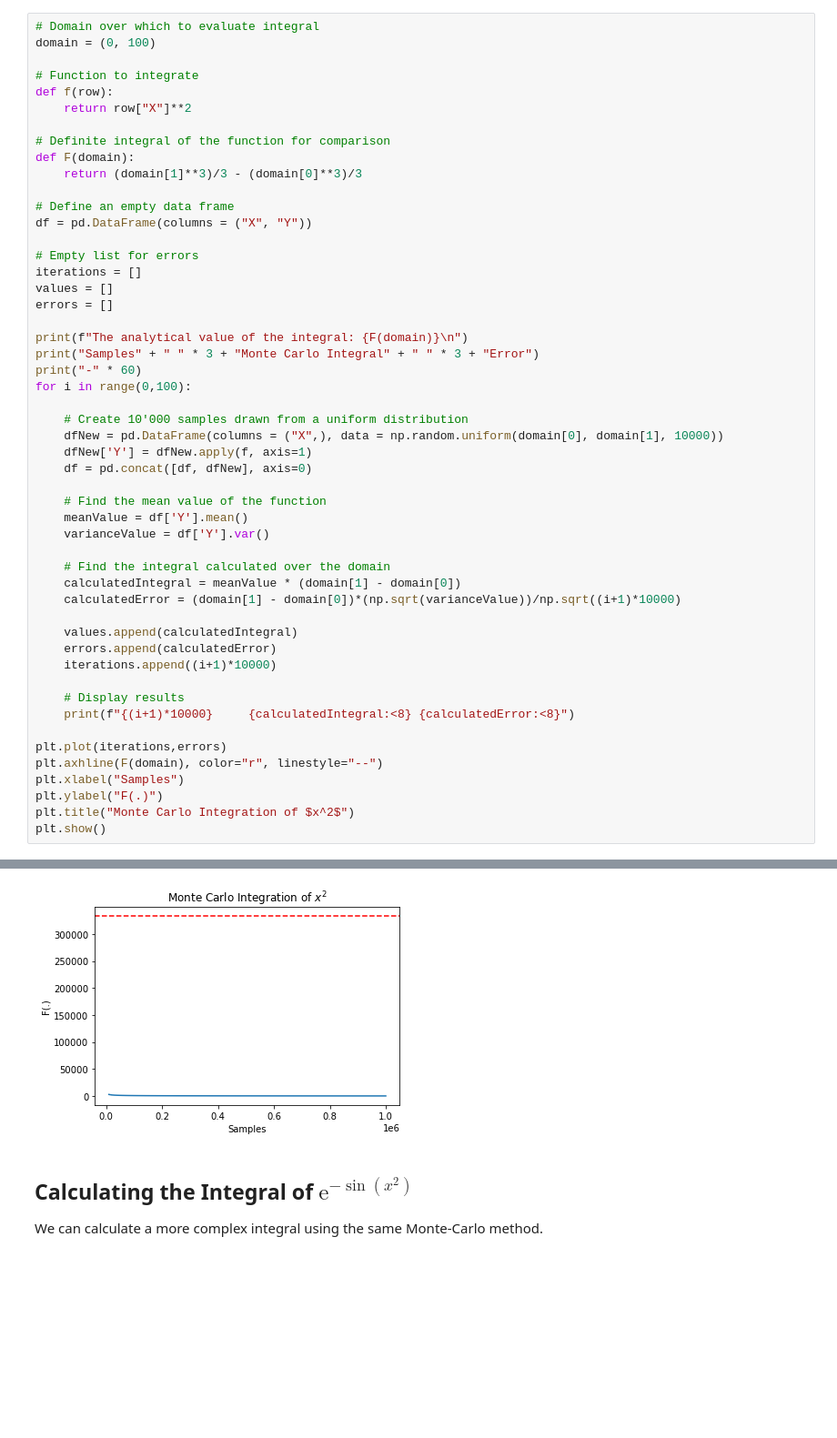
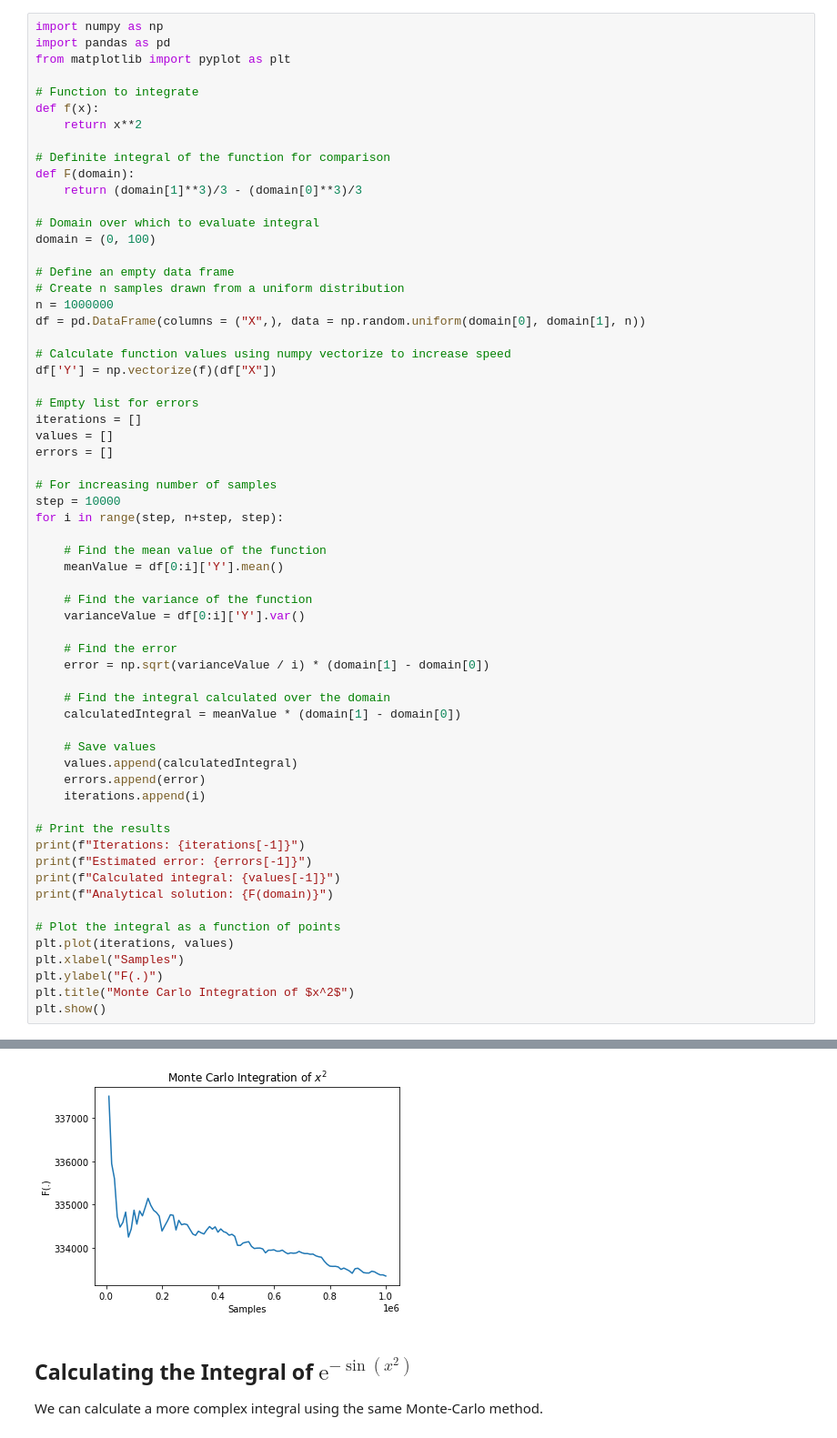
Before and after one commit to bott-j/monte-carlo-integration-python, a Jupyter notebook: monte_carlo_numerical_integration.ipynb, the cells around one changed output, grey strips where cells are left out. Shown: that part at 91% size. Drawn from its saved outputs; the diff is of its cells as text; blank space fills up the shorter version.

```diff
--- a/monte_carlo_numerical_integration.ipynb
+++ b/monte_carlo_numerical_integration.ipynb
@@ -83,50 +12,61 @@ This first example calculates the definite integral of $x^2$ in the range [0, 10
 # %%
-# Domain over which to evaluate integral
-domain = (0, 100)
+import numpy as np
+import pandas as pd
+from matplotlib import pyplot as plt
 
 # Function to integrate
-def f(row):
-    return row["X"]**2
+def f(x):
+    return x**2
 
 # Definite integral of the function for comparison
 def F(domain):
     return (domain[1]**3)/3 - (domain[0]**3)/3
 
+# Domain over which to evaluate integral
+domain = (0, 100)
+
 # Define an empty data frame
-df = pd.DataFrame(columns = ("X", "Y"))
+# Create n samples drawn from a uniform distribution
+n = 1000000
+df = pd.DataFrame(columns = ("X",), data = np.random.uniform(domain[0], domain[1], n))
+
+# Calculate function values using numpy vectorize to increase speed
+df['Y'] = np.vectorize(f)(df["X"])
 
 # Empty list for errors
 iterations = []
 values = []
 errors = []
 
-print(f"The analytical value of the integral: {F(domain)}\n")
-print("Samples" + " " * 3 + "Monte Carlo Integral" + " " * 3 + "Error")
-print("-" * 60)
-for i in range(0,100):
-
-    # Create 10'000 samples drawn from a uniform distribution
-    dfNew = pd.DataFrame(columns = ("X",), data = np.random.uniform(domain[0], domain[1], 10000))
-    dfNew['Y'] = dfNew.apply(f, axis=1)
-    df = pd.concat([df, dfNew], axis=0)
+# For increasing number of samples
+step = 10000
+for i in range(step, n+step, step):
 
     # Find the mean value of the function
-    meanValue = df['Y'].mean()
-    varianceValue = df['Y'].var()
+    meanValue = df[0:i]['Y'].mean()
+
+    # Find the variance of the function
+    varianceValue = df[0:i]['Y'].var()
+
+    # Find the error
+    error = np.sqrt(varianceValue / i) * (domain[1] - domain[0])
 
     # Find the integral calculated over the domain
     calculatedIntegral = meanValue * (domain[1] - domain[0])
-    calculatedError = (domain[1] - domain[0])*(np.sqrt(varianceValue))/np.sqrt((i+1)*10000)
 
+    # Save values
     values.append(calculatedIntegral)
-    errors.append(calculatedError)
-    iterations.append((i+1)*10000)
+    errors.append(error)
+    iterations.append(i)
 
-    # Display results
-    print(f"{(i+1)*10000}     {calculatedIntegral:<8} {calculatedError:<8}")
+# Print the results
+print(f"Iterations: {iterations[-1]}")
+print(f"Estimated error: {errors[-1]}")
+print(f"Calculated integral: {values[-1]}")
+print(f"Analytical solution: {F(domain)}")
 
-plt.plot(iterations,errors)
-plt.axhline(F(domain), color="r", linestyle="--")
+# Plot the integral as a function of points
+plt.plot(iterations, values)
 plt.xlabel("Samples")
 plt.ylabel("F(.)")
 plt.title("Monte Carlo Integration of $x^2$")
@@ -152,4 +79,4 @@ Samples   Monte Carlo Integral   Error
-[figure, old version]
+[figure, new version]
 # %% [markdown]
 ## Calculating the Integral of $\mathrm{e}^{-\sin(x^2)}$
 
```
Also changed, not shown: parts of 17 cells of this notebook.
